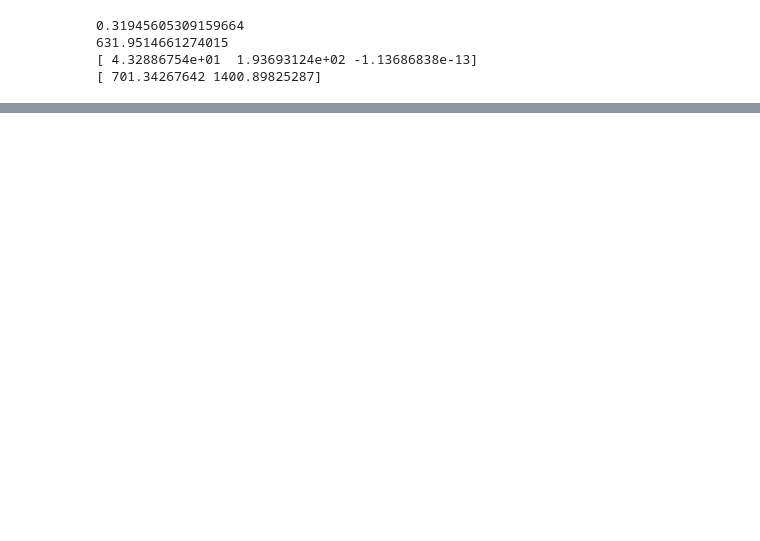
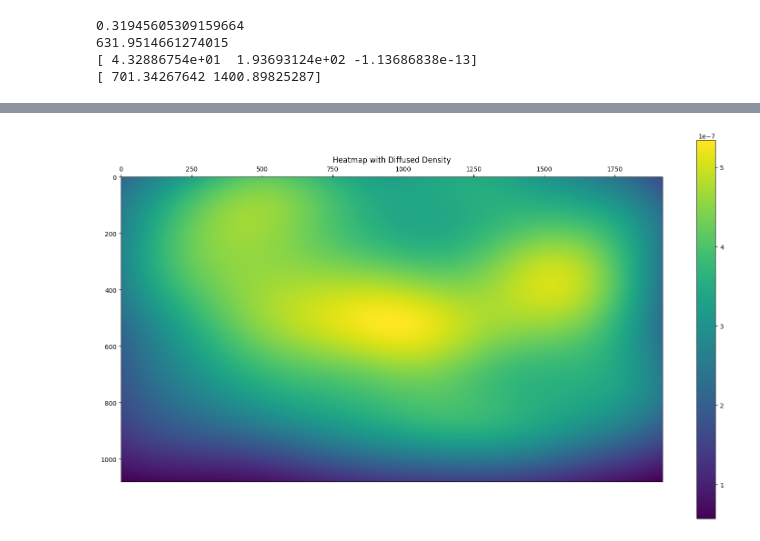
Before and after one commit to OYTubo/GazeNormalization, a Jupyter notebook: analyze.ipynb, the cells around one changed output, grey strips where cells are left out. Saved outputs shown, nothing was run; the diff lists cells and outputs as text; code cells hidden in the pictures; blank space fills up the shorter version.

```diff
--- a/analyze.ipynb
+++ b/analyze.ipynb
@@ -11,9 +11,9 @@ image_path = data.loc[:, 'image_path']
 label = data.loc[:, 'label']
 results = np.loadtxt('./results.txt')
 # %%
-img = cv2.imread(image_path[105])
-print(label[105])
-cleaned_string = label[105].replace('\n', '').replace(' ', '')
+img = cv2.imread(image_path[1])
+print(label[11])
+cleaned_string = label[11].replace('\n', '').replace(' ', '')
 # 将字符串切分成单个数字的列表
 numbers = cleaned_string.split('][')
 numbers[0] = numbers[0].lstrip('[')
@@ -21,6 +21,6 @@ numbers[-1] = numbers[-1].rstrip(']')
 # 将字符串转换为浮点数，并重新组成 NumPy 数组
 numpy_array = np.array([float(num) for num in numbers]).reshape(3,1)
 gaze_img = warp_norm.draw_gaze(img, numpy_array, color = (0,255,0))
-gaze_img = warp_norm.draw_gaze(img, results[105])
+gaze_img = warp_norm.draw_gaze(img, results[1])
 plt.imshow(cv2.cvtColor(gaze_img, cv2.COLOR_BGR2RGB))
 plt.show()
@@ -160,0 +257,32 @@ Total error: 8.287221302711798
+# %%
+import numpy as np
+import matplotlib.pyplot as plt
+from scipy.stats import gaussian_kde
+
+x = tan_gz[:, 0]
+y = tan_gz[:, 1]
+data = np.column_stack((tan_gz[:, 0], tan_gz[:, 1]))
+
+# 计算核密度估计
+kde = gaussian_kde(data.T)
+
+# 生成网格
+x, y = np.mgrid[0:1920:1920j, 0:1080:1080j]
+
+
+# 计算核密度估计值在网格上的值
+positions = np.vstack([x.ravel(), y.ravel()])
+z = np.reshape(kde(positions).T, x.shape)
+
+# 设置画布大小
+plt.figure(figsize=(1920 / 100, 1080 / 100), dpi=100)
+
+# 绘制热力图
+plt.imshow(z, cmap='viridis',extent=[0, 1920, 0, 1080], origin='lower')
+plt.colorbar()  # 显示颜色条
+plt.title('Heatmap with Diffused Density')
+plt.gca().invert_yaxis()
+plt.gca().xaxis.tick_top()
+plt.show()
+# %% [output]
+[figure, added]
```
Also changed, not shown: parts of 8 cells of this notebook, 22 other files.
